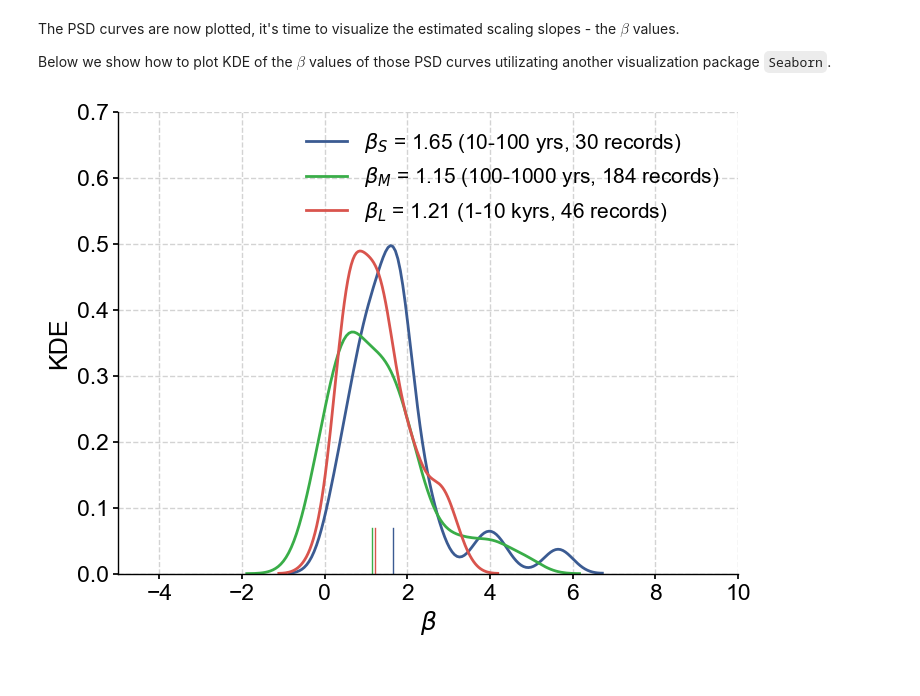
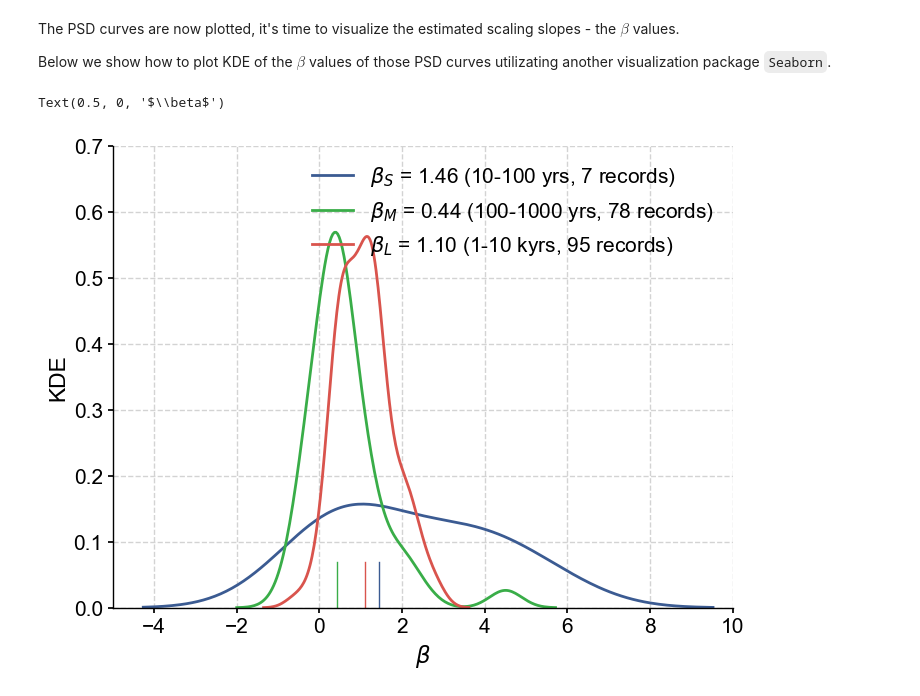
Before and after one commit to LinkedEarth/paleobooks_mathom, a Jupyter notebook: notebooks/spectral_analysis_temp12k.ipynb, the cells around one changed output. Drawn from its saved outputs; the diff is of its cells as text; code cells hidden in the pictures.

```diff
--- a/notebooks/spectral_analysis_temp12k.ipynb
+++ b/notebooks/spectral_analysis_temp12k.ipynb
@@ -29,7 +31,7 @@ Suppose the LiPD files of the dataset are stored in the folder named "globalHolo
 The resultant `dataset` is a LiPD utility object that has a method called `to_tso()`, which will extract the timeseries records to a Python list for us.
 # %%
 # load the LiPD dataset
-dataset = pyleo.Lipd(usr_path='./globalHolocene1_0_0/')
+dataset = pyleo.Lipd(usr_path='../data/Temp12k1_1_0')
 
 # convert the input dataset into a list of LiPD timeseries objects,
 # each object is essentially a dictionary
@@ -45,18 +65,8 @@ We also store the latitude information of each record into a dictionary called `
 ts = {}  # the dictionary for Pyleoclim Series objects
 lats = {} # the dictionary for latitude information of the proxies
 
-# load the data used in global temperature analysis
-flag = 'paleoData_useInGlobalTemperatureAnalysis'
-
-# a list of problematic records that we will skip
-skip_list = [
-    'GRIP.Vinther.2006',
-    'Vuoksjavratje.Berntsson.2014',
-    'Sigrid.Nazarova.2017',
-    'DavisLake.Barnosky.1981',
-    'Ammersee.vonGrafenstein.1996',
-    'Temje.Nazarova.2013',
-]
+var_name = 'temperature'
+skip_list = [] #In case problem records make themselves apparent
 
 def replaceNaN(value):
     ''' replace "nan" in value with np.nan
@@ -73,7 +83,7 @@ def replaceNaN(value):
 
 for item in tqdm(ts_list):
     dsn = item['dataSetName']
-    if flag in item.keys() and item[flag] == 'TRUE':
+    if item['paleoData_variableName'] == var_name:
         value = item['paleoData_values']
         value = replaceNaN(value)
 
@@ -99,7 +109,6 @@ for item in tqdm(ts_list):
 
 print('# of loaded timeseries:', len(ts))
 
-# dump to a pickle file for quick load in the future
-with open('./data/lats_dict.pkl', 'wb') as f:
-    pickle.dump(lats, f)
+with open('../data/temp_12k_lats','wb') as handle:
+    pickle.dump(lats,handle)
 # %% [output]
@@ -132,9 +143,9 @@ for dsn, ts_obj in tqdm(ts.items()):
             freq_kwargs={'nfreq': nfreq}
         )
 
-# dump to a pickle file for quick load in the future
-with open('./data/psd_objs.pkl', 'wb') as f:
-    pickle.dump(psd, f)
+#This calculation took around an hour and a half, so we should save the output to an easily loadable format
+with open('../data/temp_12k_psd','wb') as handle:
+    pickle.dump(psd,handle)
 # %% [markdown]
 ### Scaling slope estimation
 
@@ -148,9 +159,8 @@ We will calculate three sets of the scaling factors:
 2. period over [100, 1000] yrs
 3. period over [1000, 10000] yrs
 # %%
-# load the precalculated PSD objects
-with open('./data/psd_objs.pkl', 'rb') as f:
-    psd = pickle.load(f)
+with open('../data/temp_12k_psd','rb') as handle:
+    psd = pickle.load(handle)
 
 beta_S = []
 beta_M = []
@@ -158,13 +168,13 @@ beta_L = []
 
 for dsn, psd_obj in psd.items():
     beta_S.append(
-        psd_obj.beta_est(fmin=1/100, fmax=1/10)['beta']
+        psd_obj.beta_est(fmin=1/100, fmax=1/10).beta_est_res['beta']
     )
     beta_M.append(
-        psd_obj.beta_est(fmin=1/1000, fmax=1/100)['beta']
+        psd_obj.beta_est(fmin=1/1000, fmax=1/100).beta_est_res['beta']
     )
     beta_L.append(
-        psd_obj.beta_est(fmin=1/10000, fmax=1/1000)['beta']
+        psd_obj.beta_est(fmin=1/10000, fmax=1/1000).beta_est_res['beta']
     )
 
 beta_S = np.array(beta_S)
@@ -265,32 +273,32 @@ pyleo.set_style(style='journal', font_scale=1.5)
 fig, ax = plt.subplots(figsize=[8, 6])
 med_s = np.median(beta_S)
 med_m = np.median(beta_M)
 med_l = np.median(beta_L)
 n_s = beta_S.shape[0]
 n_m = beta_M.shape[0]
 n_l = beta_L.shape[0]
 
 ax.set_xlim([-5, 10])
 ax.spines['right'].set_visible(False)
 ax.spines['top'].set_visible(False)
 
 g1 = sns.kdeplot(beta_S, shade=False, color=sns.xkcd_rgb['denim blue'], linestyle='-',
                  label=r'$\beta_S$ = {:.2f} (10-100 yrs, {} records)'.format(med_s, n_s))
 g1.axvline(x=med_s, ymin=0, ymax=0.1, linewidth=1, color=sns.xkcd_rgb['denim blue'],
            linestyle='-')
 
 g2 = sns.kdeplot(beta_M, shade=False, color=sns.xkcd_rgb['medium green'], linestyle='-',
                  label=r'$\beta_M$ = {:.2f} (100-1000 yrs, {} records)'.format(med_m, n_m))
 g2.axvline(x=med_m, ymin=0, ymax=0.1, linewidth=1, color=sns.xkcd_rgb['medium green'], linestyle='-')
 
 g3 = sns.kdeplot(beta_L, shade=False, color=sns.xkcd_rgb['pale red'], linestyle='-',
                  label=r'$\beta_L$ = {:.2f} (1-10 kyrs, {} records)'.format(med_l, n_l))
 g3.axvline(x=med_l, ymin=0, ymax=0.1, linewidth=1, color=sns.xkcd_rgb['pale red'], linestyle='-')
 
 ax.set_ylim(0, 0.7)
 ax.legend(fontsize=15, loc='upper right',  bbox_to_anchor=(1, 1))
 ax.set_ylabel('KDE')
 ax.set_xlabel(r'$\beta$')
-pyleo.showfig(fig)
 # %% [output]
+Text(0.5, 0, '$\\beta$')
-[figure, old version]
+[figure, new version]
```
Also changed, not shown: parts of 9 cells of this notebook.
